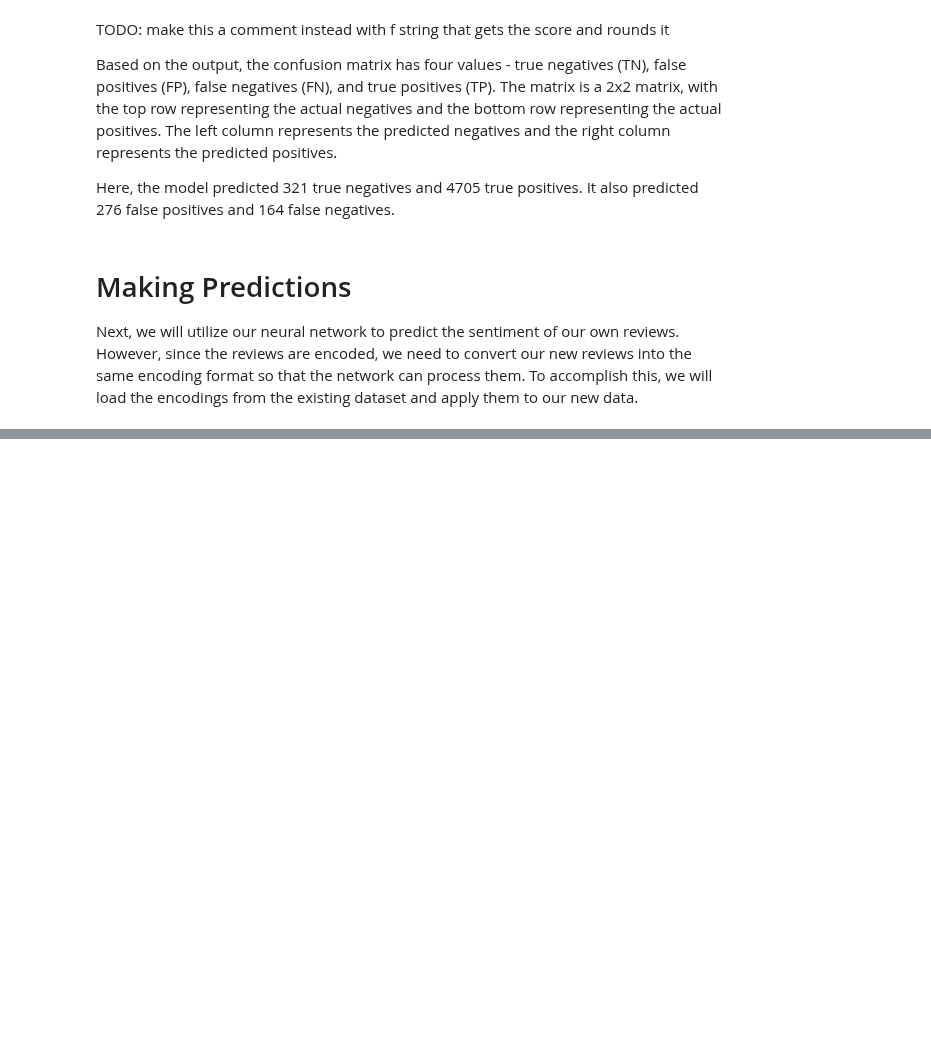
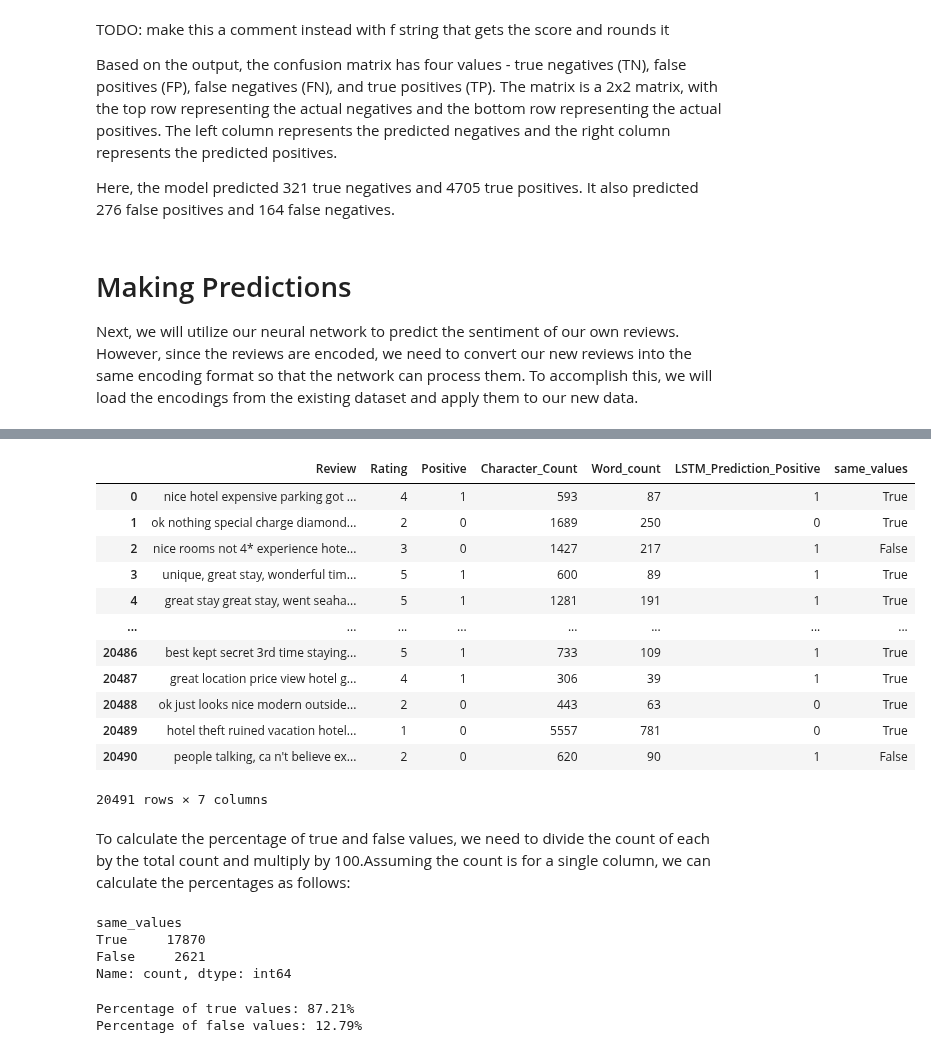
Before and after one commit to Shahmaan/Examensarbete_DS21, a Jupyter notebook: rnn_sentiment_analysis.ipynb, the cells around one changed output, grey strips where cells are left out. Saved outputs shown, nothing was run; the diff lists cells and outputs as text; code cells hidden in the pictures; blank space fills up the shorter version.

```diff
--- a/rnn_sentiment_analysis.ipynb
+++ b/rnn_sentiment_analysis.ipynb
@@ -823,6 +843,3 @@ unseen_reviews = data['Review']
 # %%
-# Tokenizing the text
-unseen_tokenized = tokenizer.texts_to_sequences(unseen_reviews)
-
-# Pooling instance to have maxlength of 100 tokens
-unseen_padded = keras.utils.pad_sequences(unseen_tokenized, padding='post', maxlen=MAXLEN)
+data_tokenized = tokenizer.texts_to_sequences(data_clean_text)
+data_padded = keras.utils.pad_sequences(data_tokenized, padding='post', maxlen=MAXLEN)
@@ -831,7 +846,12 @@ unseen_sentiments = model.predict(unseen_padded)
-# %%
-res = {}
-
-for i, row in data.iterrows(), total=len(data)):
-    text = row['Review']
-    myid = row['id']
-    unseen_sentiments = model.predict(unseen_padded)
+# %%
+# Use the model to make predictions
+data_predictions = best_model.predict(data_padded)
+
+# Get the predicted class labels
+data_class_predictions = np.argmax(data_predictions, axis=1)
+
+# Create a DataFrame with the predicted class labels
+data_predictions_df = pd.DataFrame(data_class_predictions, columns=['LSTM_Prediction_Positive'])
+
+# Concatenate the original DataFrame with the new predictions DataFrame
+data = pd.concat([data, data_predictions_df], axis=1)
@@ -837,0 +876,39 @@ for i, row in data.iterrows(), total=len(data)):
+# %%
+# function to compare values in two columns and return boolean
+def check_cols(row):
+    return row['Positive'] == row['LSTM_Prediction_Positive']
+# %%
+# apply function to each row using the apply method
+data['same_values'] = data.apply(check_cols, axis=1)
+
+data
+# %% [output]
+|  | Review | Rating | Positive | Character_Count | Word_count | LSTM_Prediction_Positive | same_values |
+| 0 | nice hotel expensive parking got ... | 4 | 1 | 593 | 87 | 1 | True |
+| 1 | ok nothing special charge diamond... | 2 | 0 | 1689 | 250 | 0 | True |
+| 2 | nice rooms not 4* experience hote... | 3 | 0 | 1427 | 217 | 1 | False |
+| 3 | unique, great stay, wonderful tim... | 5 | 1 | 600 | 89 | 1 | True |
+| 4 | great stay great stay, went seaha... | 5 | 1 | 1281 | 191 | 1 | True |
+| ... | ... | ... | ... | ... | ... | ... | ... |
+| 20486 | best kept secret 3rd time staying... | 5 | 1 | 733 | 109 | 1 | True |
+| 20487 | great location price view hotel g... | 4 | 1 | 306 | 39 | 1 | True |
+| 20488 | ok just looks nice modern outside... | 2 | 0 | 443 | 63 | 0 | True |
+| 20489 | hotel theft ruined vacation hotel... | 1 | 0 | 5557 | 781 | 0 | True |
+| 20490 | people talking, ca n't believe ex... | 2 | 0 | 620 | 90 | 1 | False |
+20491 rows × 7 columns
+# %% [markdown]
+To calculate the percentage of true and false values, we need to divide the count of each by the total count and multiply by 100.Assuming the count is for a single column, we can calculate the percentages as follows:
+# %%
+same_values = data['same_values'].value_counts()
+same_values
+# %% [output]
+same_values
+True     17870
+False     2621
+Name: count, dtype: int64
+# %%
+print(f'Percentage of true values: {same_values[0] / (same_values[0] + same_values[1]) * 100:.2f}%')
+print(f'Percentage of false values: {same_values[1] / (same_values[0] + same_values[1]) * 100:.2f}%')
+# %% [output]
+Percentage of true values: 87.21%
+Percentage of false values: 12.79%
```
Also changed, not shown: parts of 14 cells of this notebook, 7 other files.
